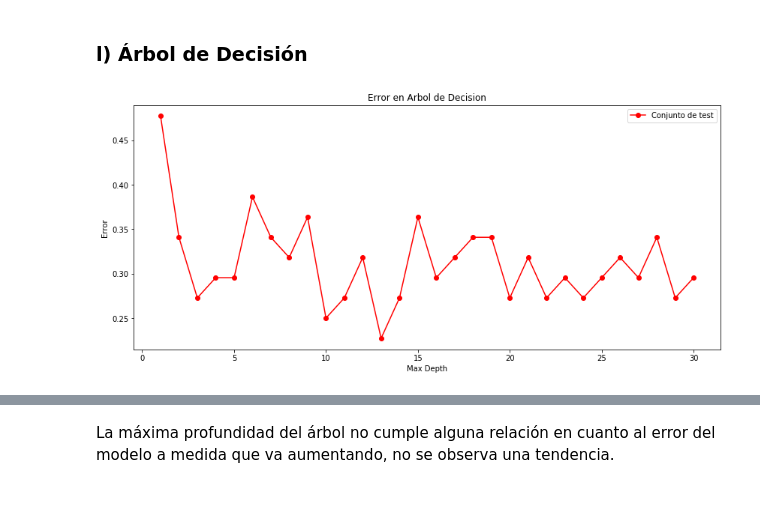
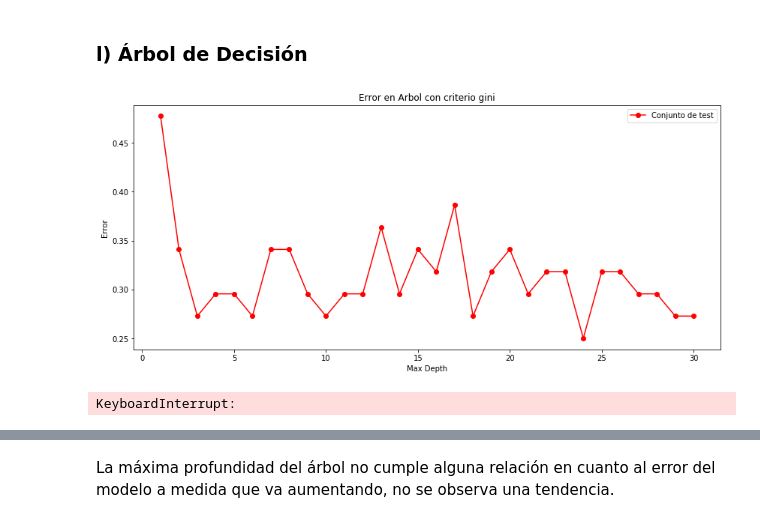
Before and after one commit to F4BI4NFF/MachineLearning2, a Jupyter notebook: Analisis de audios como datos brutos.ipynb, the cells around one changed output, grey strips where cells are left out. Drawn from its saved outputs; the diff is of its cells as text; code cells hidden in the pictures.

```diff
--- a/Analisis de audios como datos brutos.ipynb
+++ b/Analisis de audios como datos brutos.ipynb
@@ -168,10 +248,14 @@ print "X_train => Ejemplos:"+str(X_train.shape[0])+ "  Dimension de cada uno:"+s
 print "X_test  => Ejemplos:"+str(X_test.shape[0])+ "  Dimension de cada uno:"+str(X_test.shape[1])
 print "y_train =>", y_train.shape
 print "y_test =>", y_test.shape
-ys = set()
+ytr = set()
+yts = set()
 for i in y_train:
-    ys.add(i)
-print ys
+    ytr.add(i)
+for i in y_test:
+    yts.add(i)
+print ytr
+print yts
 # %% [output]
 Tamaño de cada conjunto
 X_train => Ejemplos:132  Dimension de cada uno:100000
@@ -333,13 +423,31 @@ for i in range(1,31):
 # %%
 f,axarr = plt.subplots(1,figsize=(14,6))
 axarr.plot(X_tree,Y_tree,'ro-',label="Conjunto de test")
-axarr.set_title("Error en Arbol de Decision")
+axarr.set_title("Error en Arbol con criterio gini")
 axarr.set_xlabel('Max Depth')
 axarr.set_ylabel('Error')
 axarr.legend(loc="upper right", fancybox= True)
 plt.show()
 # %% [output]
-[figure, old version]
+[figure, new version]
+# %%
+X_tree = range(1,31)
+Y_tree = []
+for i in range(1,31):
+    model = Tree()
+    model.set_params(max_depth=i,criterion='entropy',splitter='best')
+    model.fit(X_train,y_train)
+    Y_tree.append(1-model.score(X_test,y_test))
+
+f,axarr = plt.subplots(1,figsize=(14,6))
+axarr.plot(X_tree,Y_tree,'ro-',label="Conjunto de test")
+axarr.set_title("Error en Arbol con criterio entropy")
+axarr.set_xlabel('Max Depth')
+axarr.set_ylabel('Error')
+axarr.legend(loc="upper right", fancybox= True)
+plt.show()
+# %% [output]
+KeyboardInterrupt:
 # %%
 #print "Predicciones:"
 #print model.predict(X_test)
```
Also changed, not shown: parts of 27 cells of this notebook.
